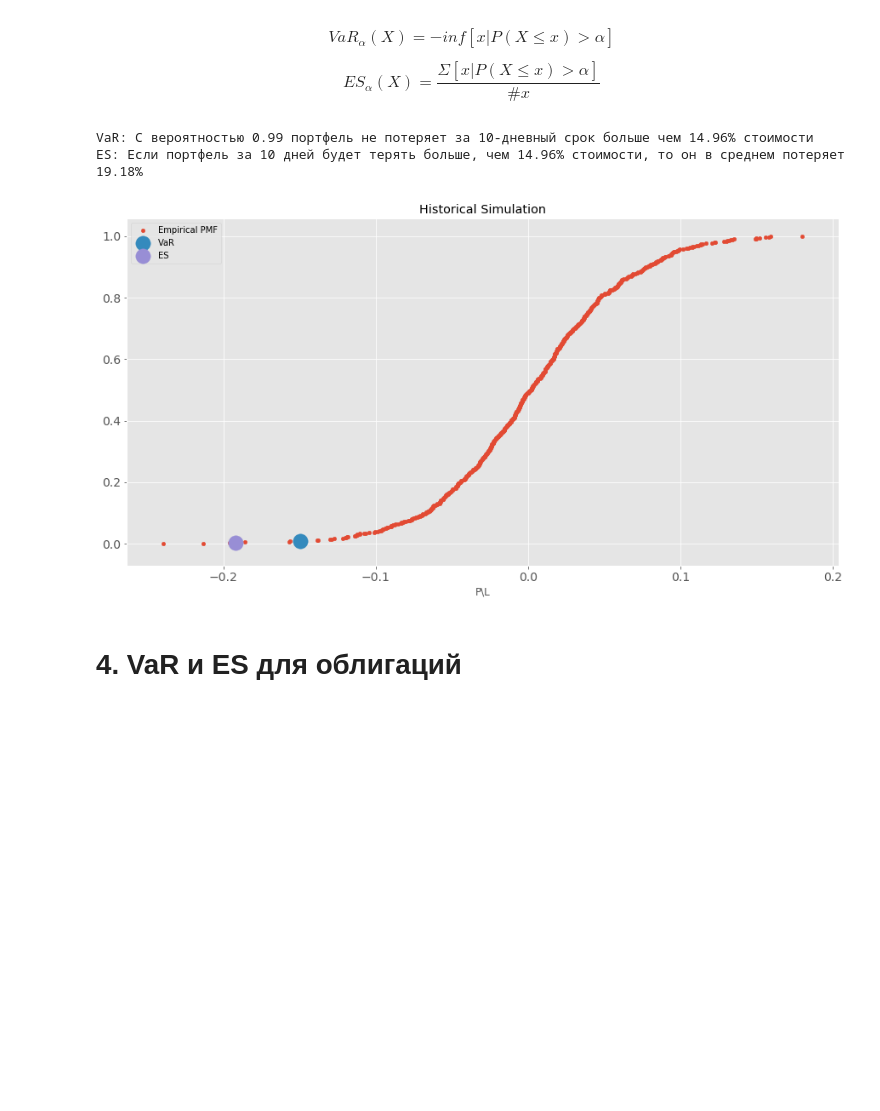
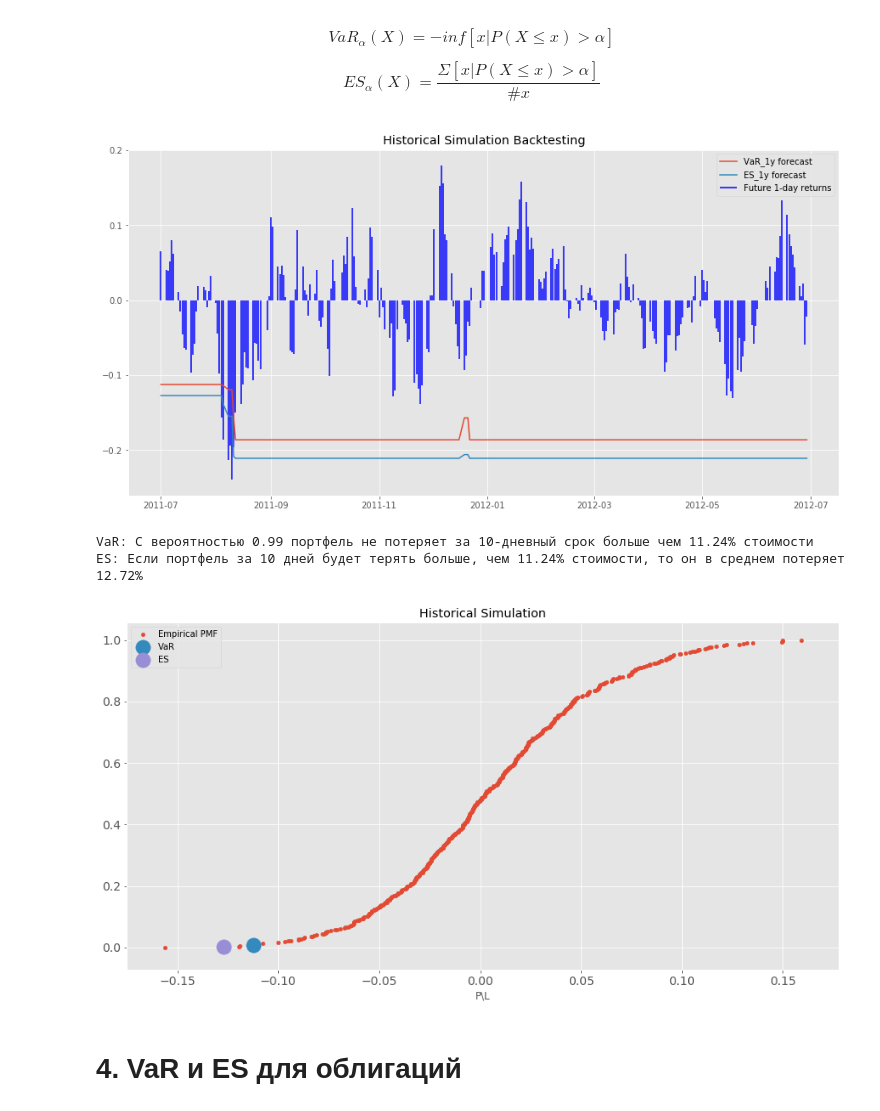
Before and after one commit to andrey-lukyanov/Risk-Management, a Jupyter notebook: RM_final.ipynb, the cells around one changed output. Cells and saved outputs as stored; diff of their text form; code cells hidden in the pictures; blank space fills up the shorter version.

```diff
--- a/RM_final.ipynb
+++ b/RM_final.ipynb
@@ -168,15 +187,43 @@ def historical_stock_VaR_ES(start, end, p_weights, alpha, returns = day_10_retur
         plt.legend(['Empirical PMF', 'VaR', 'ES'])
 
     return VaR, ES
+# %%
+future_stock_10_day_returns = day_10_returns[day_10_returns.index[-1] - dt.timedelta(days = 364):]@p_weights.T
+# %%
+alpha = 0.01
+
+VaR_historical_forecast = [ -historical_stock_VaR_ES(day_10_returns.index[i],
+                                                        day_10_returns.index[i] + dt.timedelta(days = 716),
+                               p_weights, alpha, returns = day_10_returns)[0]
+                           for i in range(future_stock_10_day_returns.shape[0])]
+ES_historical_forecast = [ -historical_stock_VaR_ES(day_10_returns.index[i],
+                                                        day_10_returns.index[i] + dt.timedelta(days = 716),
+                               p_weights, alpha, returns = day_10_returns)[1]
+                          for i in range(future_stock_10_day_returns.shape[0])]
+
+VaR_historical_forecast = pd.Series(VaR_historical_forecast, pd.to_datetime(future_stock_10_day_returns.index))
+ES_historical_forecast = pd.Series(ES_historical_forecast, pd.to_datetime(future_stock_10_day_returns.index))
+# %%
+plt.figure(figsize=(15,7.5))
+
+plt.plot(VaR_historical_forecast)
+plt.plot(ES_historical_forecast)
+plt.vlines(future_stock_10_day_returns.index, ymax=list(future_stock_10_day_returns), ymin = 0, colors='b')
+plt.legend(['VaR_1y forecast', 'ES_1y forecast', 'Future 1-day returns'])
+plt.title('Historical Simulation Backtesting');
+# %% [output]
+[figure, added]
 # %%
-VaR_hist, ES_hist = historical_stock_VaR_ES(start, end, p_weights, alpha, plot = True)
+VaR_hist, ES_hist = historical_stock_VaR_ES(day_10_returns.index[0],
+                                            day_10_returns.index[0] + dt.timedelta(716),
+                                            p_weights, alpha, plot = True, returns = day_10_returns)
 
 print(f'VaR: C вероятностью {1-alpha} портфель не потеряет за 10-дневный срок больше чем {round(VaR_hist * 100, 2)}% стоимости')
 print(f'ES: Если портфель за 10 дней будет терять больше, чем {round(VaR_hist * 100, 2)}% стоимости, то он в среднем потеряет {round(ES_hist*100, 2)}%')
 # %% [output]
-VaR: C вероятностью 0.99 портфель не потеряет за 10-дневный срок больше чем 14.96% стоимости
-ES: Если портфель за 10 дней будет терять больше, чем 14.96% стоимости, то он в среднем потеряет 19.18%
+VaR: C вероятностью 0.99 портфель не потеряет за 10-дневный срок больше чем 11.24% стоимости
+ES: Если портфель за 10 дней будет терять больше, чем 11.24% стоимости, то он в среднем потеряет 12.72%
-[figure, old version]
+[figure, new version]
 # %% [markdown]
 # 4. VaR и ES для облигаций
 # %% [markdown]
```
Also changed, not shown: parts of 19 cells of this notebook.
